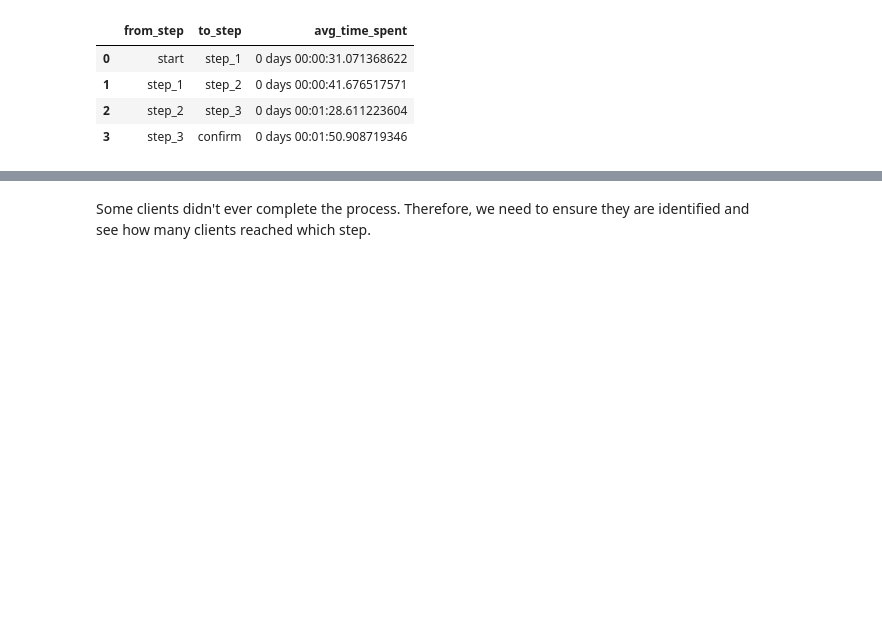
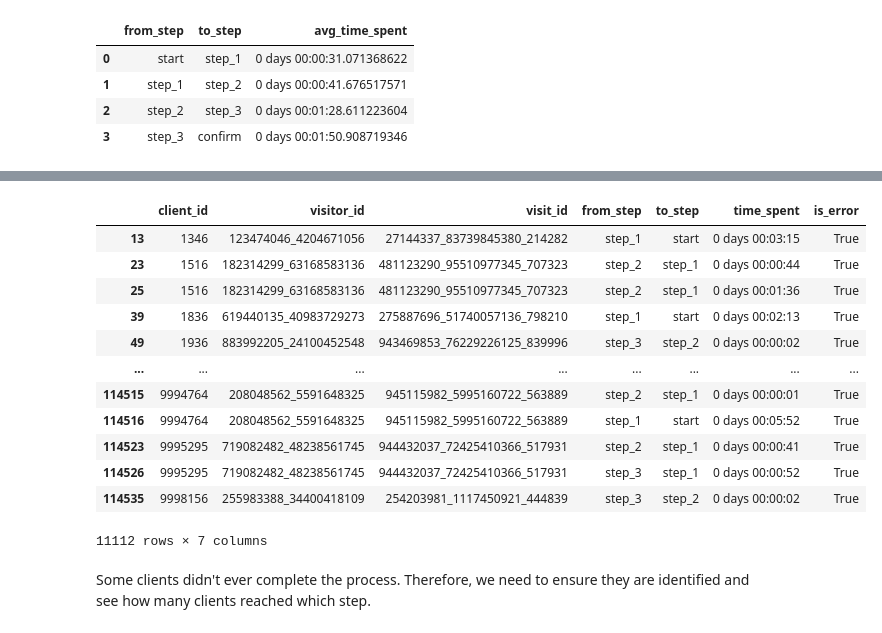
Before and after one commit to johannapfeil/vanguard-ab-test, a Jupyter notebook: notebooks/loading-and-cleaning-data-test.ipynb, the cells around one changed output, grey strips where cells are left out. Cells and saved outputs as stored; diff of their text form; code cells hidden in the pictures; blank space fills up the shorter version.

```diff
--- a/notebooks/loading-and-cleaning-data-test.ipynb
+++ b/notebooks/loading-and-cleaning-data-test.ipynb
@@ -380,3 +380,15 @@ avg_time_spent
 | 1 | step_1 | step_2 | 0 days 00:00:41.676517571 |
 | 2 | step_2 | step_3 | 0 days 00:01:28.611223604 |
 | 3 | step_3 | confirm | 0 days 00:01:50.908719346 |
+# %%
+# Filter rows where 'is_error' is True
+errors_df = time_spent_df[time_spent_df['is_error'] == True]
+
+# Calculate the average time spent on errors
+avg_time_per_error = errors_df['time_spent'].mean()
+
+# Display the results
+print(f"Average time spent per error: {avg_time_per_error} seconds")
+
+errors_df
+# %% [output]
@@ -383,3 +397,16 @@ avg_time_spent
+|  | client_id | visitor_id | visit_id | from_step | to_step | time_spent | is_error |
+| 13 | 1346 | 123474046_4204671056 | 27144337_83739845380_214282 | step_1 | start | 0 days 00:03:15 | True |
+| 23 | 1516 | 182314299_63168583136 | 481123290_95510977345_707323 | step_2 | step_1 | 0 days 00:00:44 | True |
+| 25 | 1516 | 182314299_63168583136 | 481123290_95510977345_707323 | step_2 | step_1 | 0 days 00:01:36 | True |
+| 39 | 1836 | 619440135_40983729273 | 275887696_51740057136_798210 | step_1 | start | 0 days 00:02:13 | True |
+| 49 | 1936 | 883992205_24100452548 | 943469853_76229226125_839996 | step_3 | step_2 | 0 days 00:00:02 | True |
+| ... | ... | ... | ... | ... | ... | ... | ... |
+| 114515 | 9994764 | 208048562_5591648325 | 945115982_5995160722_563889 | step_2 | step_1 | 0 days 00:00:01 | True |
+| 114516 | 9994764 | 208048562_5591648325 | 945115982_5995160722_563889 | step_1 | start | 0 days 00:05:52 | True |
+| 114523 | 9995295 | 719082482_48238561745 | 944432037_72425410366_517931 | step_2 | step_1 | 0 days 00:00:41 | True |
+| 114526 | 9995295 | 719082482_48238561745 | 944432037_72425410366_517931 | step_3 | step_1 | 0 days 00:00:52 | True |
+| 114535 | 9998156 | 255983388_34400418109 | 254203981_1117450921_444839 | step_3 | step_2 | 0 days 00:00:02 | True |
+11112 rows × 7 columns
 # %% [markdown]
 Some clients didn't ever complete the process. Therefore, we need to ensure they are identified and see how many clients reached which step.
 # %%
```
Also changed, not shown: parts of 4 cells of this notebook, 2 other files.
